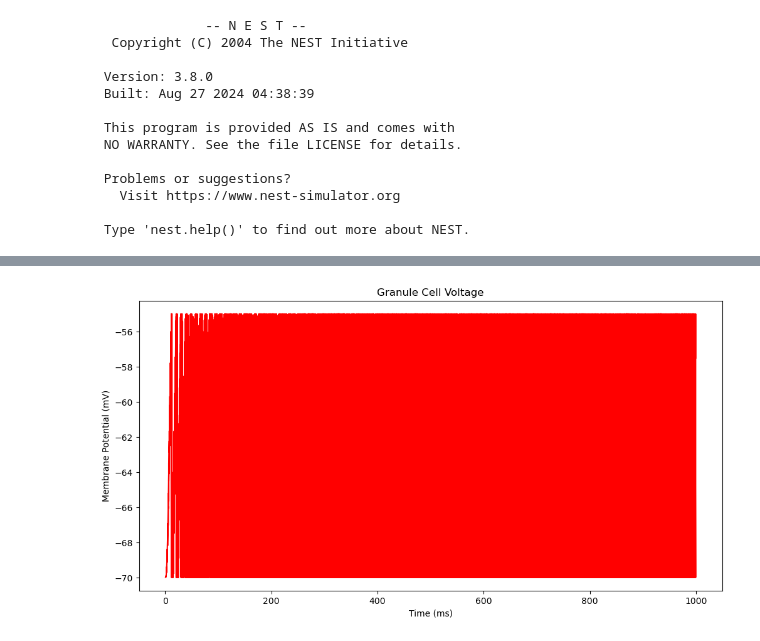
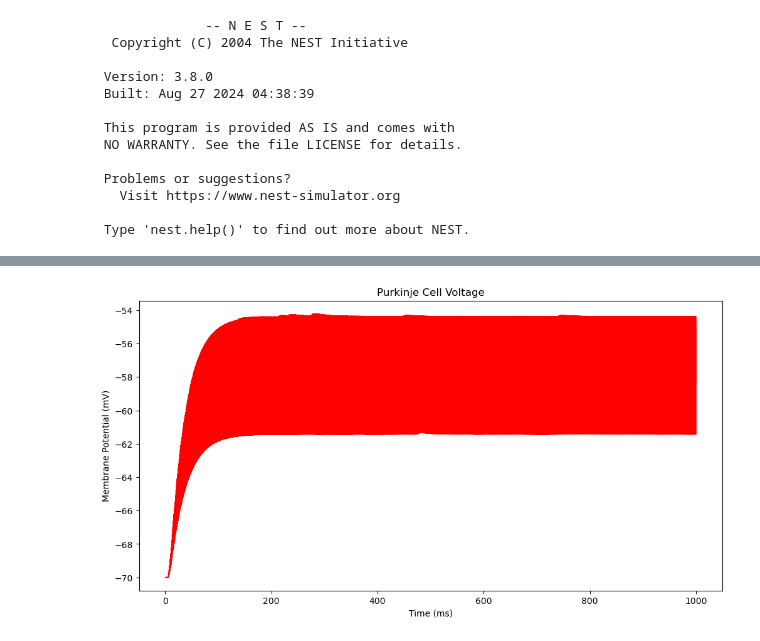
Before and after one commit to ashley-andrea/Project_BM, a Jupyter notebook: cerebellum_simulation.ipynb, the cells around one changed output, grey strips where cells are left out. Saved outputs shown, nothing was run; the diff lists cells and outputs as text; code cells hidden in the pictures.

```diff
--- a/cerebellum_simulation.ipynb
+++ b/cerebellum_simulation.ipynb
@@ -41,6 +41,6 @@ spike_data = results["purkinje_spikes"]
 analysis_results = analysis.analyze_spike_data(spike_data)
 isis = analysis.get_isi_distribution(spike_data["times"])
 
-voltages_data = results["granule_voltages"]
+voltages_data = results["purkinje_voltages"]
 voltage_analysis_results = analysis.analyze_voltage_data(voltages_data)
 # %% [output]
@@ -56,4 +56,4 @@ visualization.plot_isi_histogram(isis)
 # %%
-visualization.plot_voltage_trace(voltages_data, title="Granule Cell Voltage")
+visualization.plot_voltage_trace(voltages_data, title="Purkinje Cell Voltage")
 # %% [output]
-[figure, old version]
+[figure, new version]
```
Also changed, not shown: parts of 4 cells of this notebook, 3 other files.
